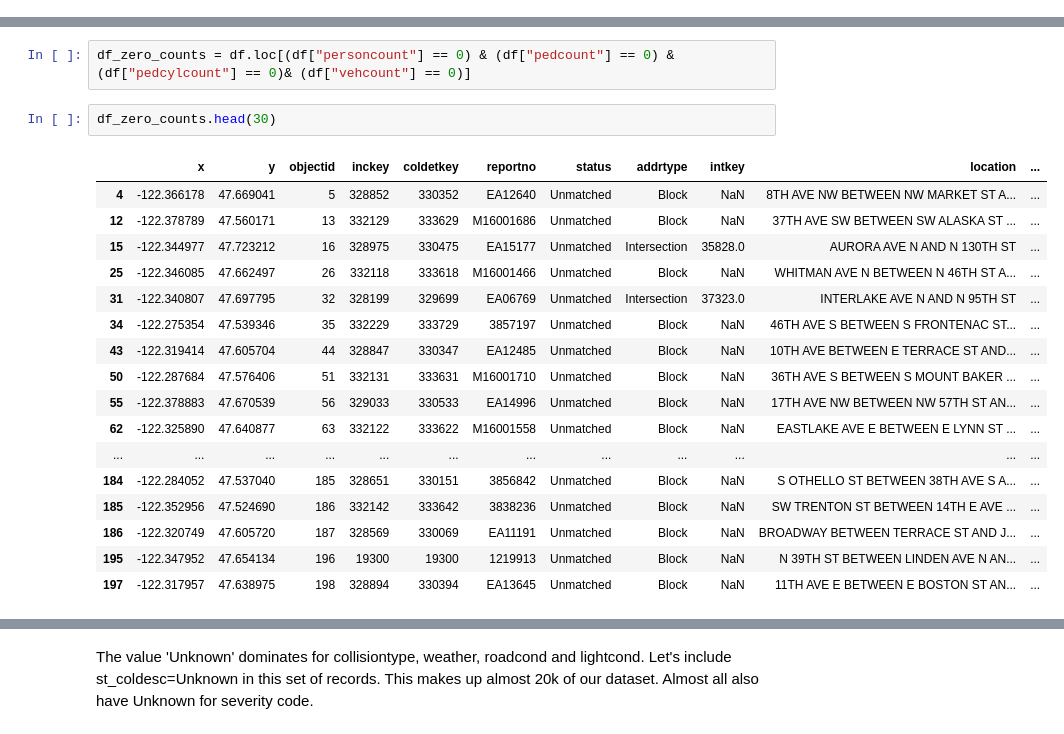
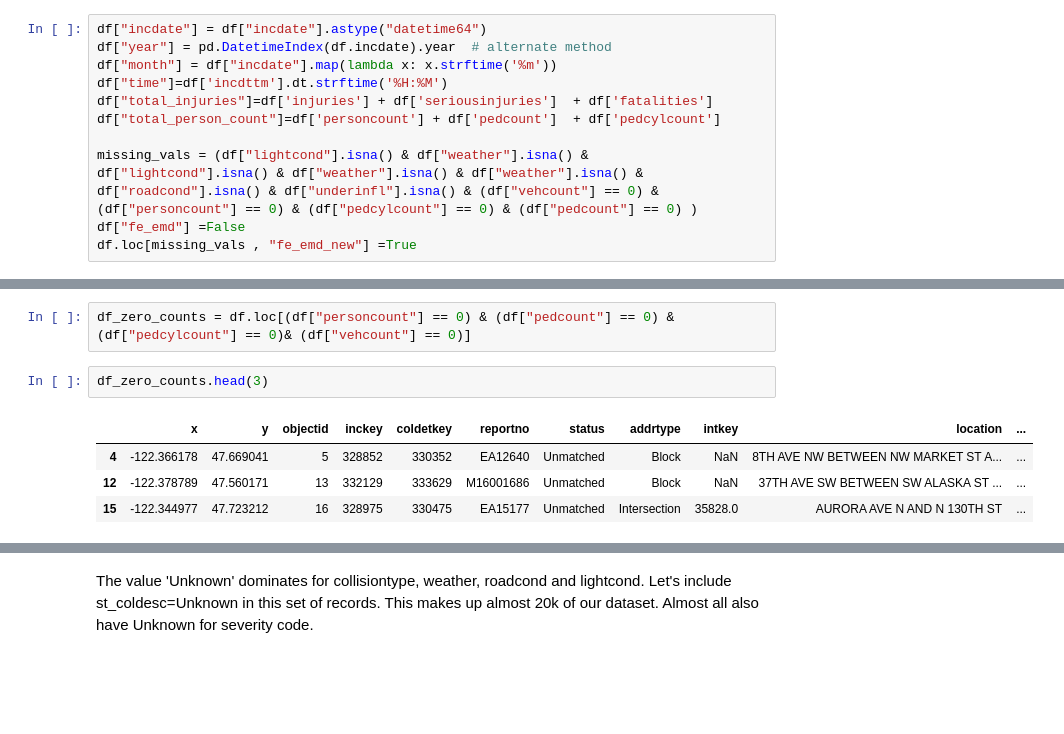
Before and after one commit to DataCircles/traffic_collisions_viz_team, a Jupyter notebook: notebooks/RS_EDA_counts_seattle_traffic_collision.ipynb, the cells around one changed output, grey strips where cells are left out. Drawn from its saved outputs; the diff is of its cells as text; blank space fills up the shorter version.

```diff
--- a/notebooks/RS_EDA_counts_seattle_traffic_collision.ipynb
+++ b/notebooks/RS_EDA_counts_seattle_traffic_collision.ipynb
@@ -323,0 +76,11 @@ underinfl: 3 unique and 0 null
+# %%
+df["incdate"] = df["incdate"].astype("datetime64")
+df["year"] = pd.DatetimeIndex(df.incdate).year  # alternate method
+df["month"] = df["incdate"].map(lambda x: x.strftime('%m'))
+df["time"]=df['incdttm'].dt.strftime('%H:%M')
+df["total_injuries"]=df['injuries'] + df['seriousinjuries']  + df['fatalities']
+df["total_person_count"]=df['personcount'] + df['pedcount']  + df['pedcylcount']
+
+missing_vals = (df["lightcond"].isna() & df["weather"].isna() & df["lightcond"].isna() & df["weather"].isna() & df["weather"].isna() & df["roadcond"].isna() & df["underinfl"].isna() & (df["vehcount"] == 0) &  (df["personcount"] == 0) & (df["pedcylcount"] == 0) & (df["pedcount"] == 0) )
+df["fe_emd"] =False
+df.loc[missing_vals , "fe_emd_new"] =True
@@ -588,25 +503,12 @@ df.groupby(['vehcount','personcount']).size().reset_index().rename(columns={0:'c
 # %%
 df_zero_counts = df.loc[(df["personcount"] == 0) & (df["pedcount"] == 0) & (df["pedcylcount"] == 0)& (df["vehcount"] == 0)]
 # %%
-df_zero_counts.head(30)
+df_zero_counts.head(3)
 # %% [output]
 |  | x | y | objectid | inckey | coldetkey | reportno | status | addrtype | intkey | location | ... |
 | 4 | -122.366178 | 47.669041 | 5 | 328852 | 330352 | EA12640 | Unmatched | Block | NaN | 8TH AVE NW BETWEEN NW MARKET ST A... | ... |
 | 12 | -122.378789 | 47.560171 | 13 | 332129 | 333629 | M16001686 | Unmatched | Block | NaN | 37TH AVE SW BETWEEN SW ALASKA ST ... | ... |
 | 15 | -122.344977 | 47.723212 | 16 | 328975 | 330475 | EA15177 | Unmatched | Intersection | 35828.0 | AURORA AVE N AND N 130TH ST | ... |
-| 25 | -122.346085 | 47.662497 | 26 | 332118 | 333618 | M16001466 | Unmatched | Block | NaN | WHITMAN AVE N BETWEEN N 46TH ST A... | ... |
-| 31 | -122.340807 | 47.697795 | 32 | 328199 | 329699 | EA06769 | Unmatched | Intersection | 37323.0 | INTERLAKE AVE N AND N 95TH ST | ... |
-| 34 | -122.275354 | 47.539346 | 35 | 332229 | 333729 | 3857197 | Unmatched | Block | NaN | 46TH AVE S BETWEEN S FRONTENAC ST... | ... |
-| 43 | -122.319414 | 47.605704 | 44 | 328847 | 330347 | EA12485 | Unmatched | Block | NaN | 10TH AVE BETWEEN E TERRACE ST AND... | ... |
-| 50 | -122.287684 | 47.576406 | 51 | 332131 | 333631 | M16001710 | Unmatched | Block | NaN | 36TH AVE S BETWEEN S MOUNT BAKER ... | ... |
-| 55 | -122.378883 | 47.670539 | 56 | 329033 | 330533 | EA14996 | Unmatched | Block | NaN | 17TH AVE NW BETWEEN NW 57TH ST AN... | ... |
-| 62 | -122.325890 | 47.640877 | 63 | 332122 | 333622 | M16001558 | Unmatched | Block | NaN | EASTLAKE AVE E BETWEEN E LYNN ST ... | ... |
-| ... | ... | ... | ... | ... | ... | ... | ... | ... | ... | ... | ... |
-| 184 | -122.284052 | 47.537040 | 185 | 328651 | 330151 | 3856842 | Unmatched | Block | NaN | S OTHELLO ST BETWEEN 38TH AVE S A... | ... |
-| 185 | -122.352956 | 47.524690 | 186 | 332142 | 333642 | 3838236 | Unmatched | Block | NaN | SW TRENTON ST BETWEEN 14TH E AVE ... | ... |
-| 186 | -122.320749 | 47.605720 | 187 | 328569 | 330069 | EA11191 | Unmatched | Block | NaN | BROADWAY BETWEEN TERRACE ST AND J... | ... |
-| 195 | -122.347952 | 47.654134 | 196 | 19300 | 19300 | 1219913 | Unmatched | Block | NaN | N 39TH ST BETWEEN LINDEN AVE N AN... | ... |
-| 197 | -122.317957 | 47.638975 | 198 | 328894 | 330394 | EA13645 | Unmatched | Block | NaN | 11TH AVE E BETWEEN E BOSTON ST AN... | ... |
 # %%
 
 df_no_vehicle = df.loc[(df["vehcount"] == 0) & (df["personcount"]> 0) ]
```
Also changed, not shown: parts of 68 cells of this notebook.
